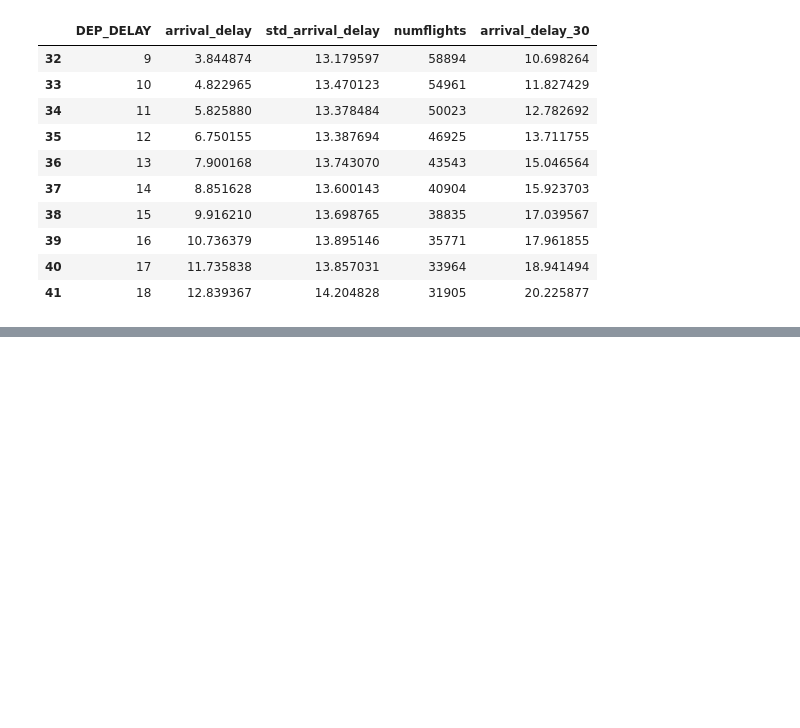
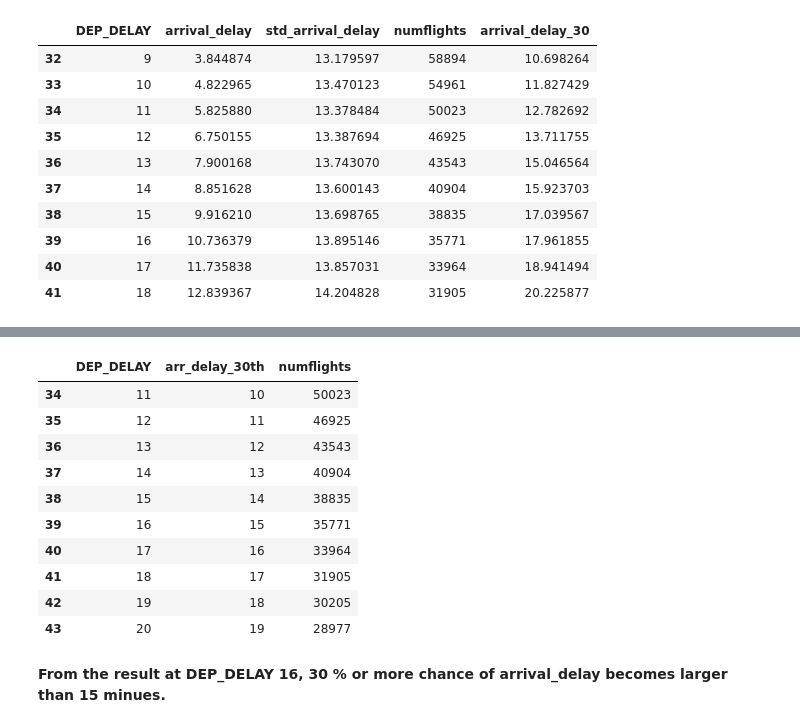
Before and after one commit to yuwtennis/ds-flights-eda, a Jupyter notebook: flights.ipynb, the cells around one changed output, grey strips where cells are left out. Saved outputs shown, nothing was run; the diff lists cells and outputs as text; code cells hidden in the pictures; blank space fills up the shorter version.

```diff
--- a/flights.ipynb
+++ b/flights.ipynb
@@ -303,0 +336,16 @@ From the result at DEP_DELAY 15 , 30 % or more chance of arrival_delay becomes l
+# %%
+df_empirical[df_empirical['arr_delay_30th'] >= 10].head(10)
+# %% [output]
+|  | DEP_DELAY | arr_delay_30th | numflights |
+| 34 | 11 | 10 | 50023 |
+| 35 | 12 | 11 | 46925 |
+| 36 | 13 | 12 | 43543 |
+| 37 | 14 | 13 | 40904 |
+| 38 | 15 | 14 | 38835 |
+| 39 | 16 | 15 | 35771 |
+| 40 | 17 | 16 | 33964 |
+| 41 | 18 | 17 | 31905 |
+| 42 | 19 | 18 | 30205 |
+| 43 | 20 | 19 | 28977 |
+# %% [markdown]
+__From the result at DEP_DELAY 16, 30 % or more chance of arrival_delay becomes larger than 15 minues.__
```
Also changed, not shown: parts of 4 cells of this notebook.
